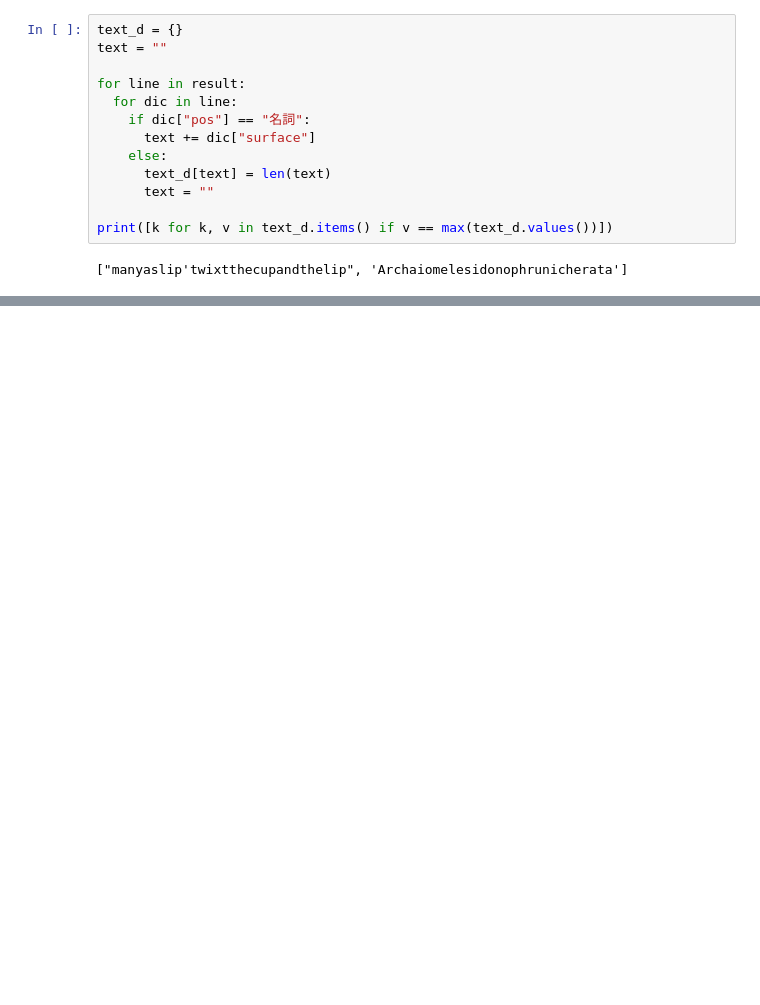
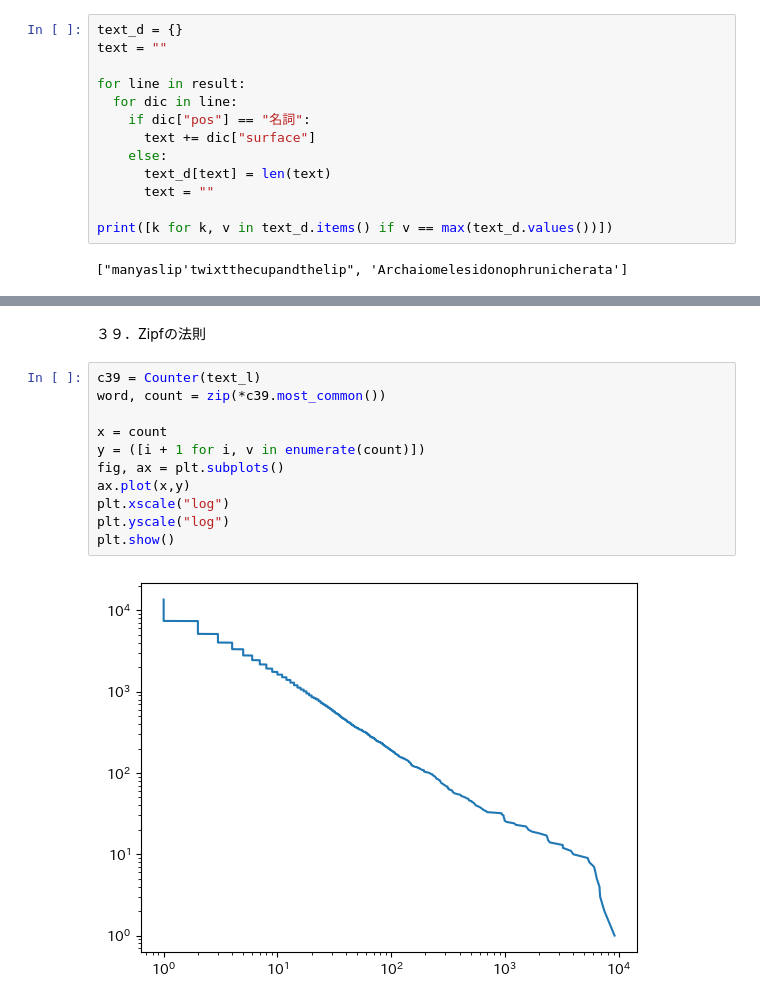
Before and after one commit to yuya-omasa/100, a Jupyter notebook: 4/4.ipynb, the cells around one changed output, grey strips where cells are left out. Saved outputs shown, nothing was run; the diff lists cells and outputs as text; blank space fills up the shorter version.

```diff
--- a/4/4.ipynb
+++ b/4/4.ipynb
@@ -100,0 +175,15 @@ print([k for k, v in text_d.items() if v == max(text_d.values())])
+# %% [markdown]
+３９．Zipfの法則
+# %%
+c39 = Counter(text_l)
+word, count = zip(*c39.most_common())
+
+x = count
+y = ([i + 1 for i, v in enumerate(count)])
+fig, ax = plt.subplots()
+ax.plot(x,y)
+plt.xscale("log")
+plt.yscale("log")
+plt.show()
+# %% [output]
+[figure, added]
```
Also changed, not shown: parts of 12 cells of this notebook.
